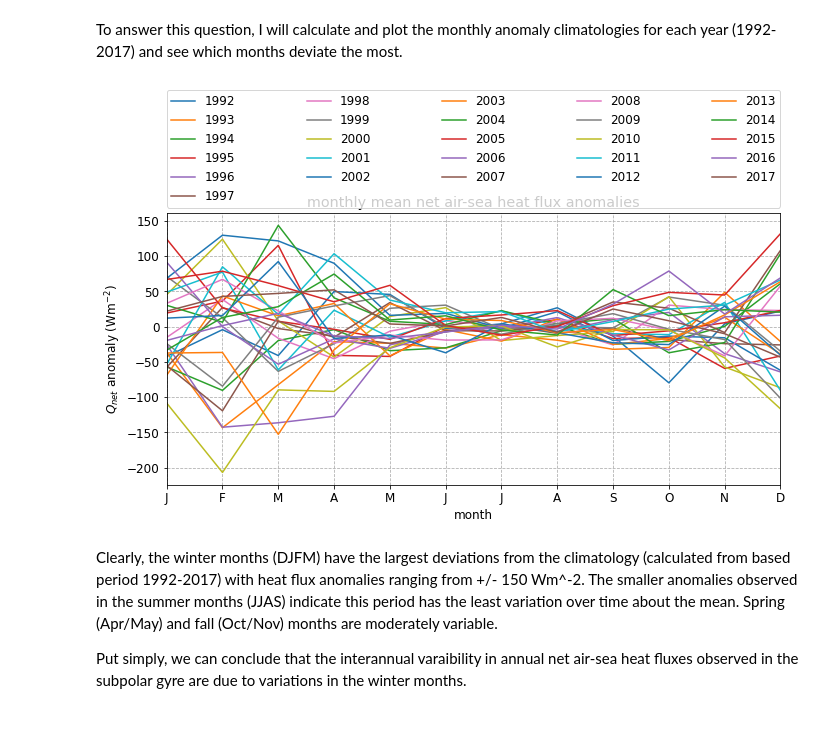
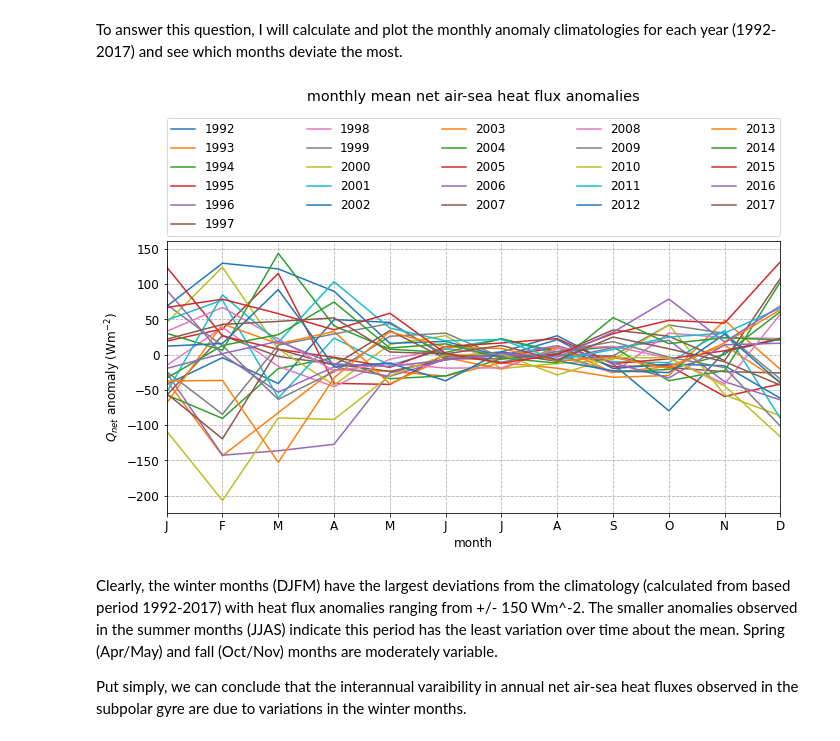
Before and after one commit to mjzahn/ecco, a Jupyter notebook: Zahn Qualifying Exam.ipynb, the cells around one changed output. Drawn from its saved outputs; the diff is of its cells as text; code cells hidden in the pictures.

Commit message:
title fix

```diff
--- a/Zahn Qualifying Exam.ipynb
+++ b/Zahn Qualifying Exam.ipynb
@@ -341,28 +341,28 @@ To answer this question, I will calculate and plot the monthly anomaly climatolo
 # %%
 yrs = pd.period_range(np.datetime64('1992'), freq='Y', periods=26).strftime('%Y').tolist()
 
 # first take average over region
 Q_net_Lab_mean = heat_Lab.SIatmQnt.mean(dim=['latitude','longitude'])
 
 # loop to obtain each year's anomaly and plot
 plt.figure(figsize=[11, 5])
 plt.rcParams['font.size'] = '12'
 plt.margins(x=0)
 
 # take monthly mean for each year and subtract monthly climatology for 1992-2017
 for yr in yrs:
     Q_net_Lab_yr = Q_net_Lab_mean.sel(time=yr).groupby("time.month").mean()
     anomaly = Q_net_Lab_yr - Q_net_Lab_month # compute anomaly
     anomaly.plot(label=yr)
 
 plt.legend(bbox_to_anchor=(0., 1.02, 1., .102), loc='lower left',
            ncol=5, mode="expand", borderaxespad=0.)
 plt.ylabel("$Q_{net}$ anomaly (Wm$^{-2}$)")
 plt.xticks(ticks=list(range(13)[1:]), labels=['J','F','M','A','M','J','J','A','S','O','N','D'])
 plt.grid(linestyle='--')
-plt.title("monthly mean net air-sea heat flux anomalies");
+plt.title("monthly mean net air-sea heat flux anomalies",pad=140);
 # %% [output]
-[figure, old version]
+[figure, new version]
 # %% [markdown]
 Clearly, the winter months (DJFM) have the largest deviations from the climatology (calculated from based period 1992-2017) with heat flux anomalies ranging from +/- 150 Wm^-2. The smaller anomalies observed in the summer months (JJAS) indicate this period has the least variation over time about the mean. Spring (Apr/May) and fall (Oct/Nov) months are moderately variable.
 
```
